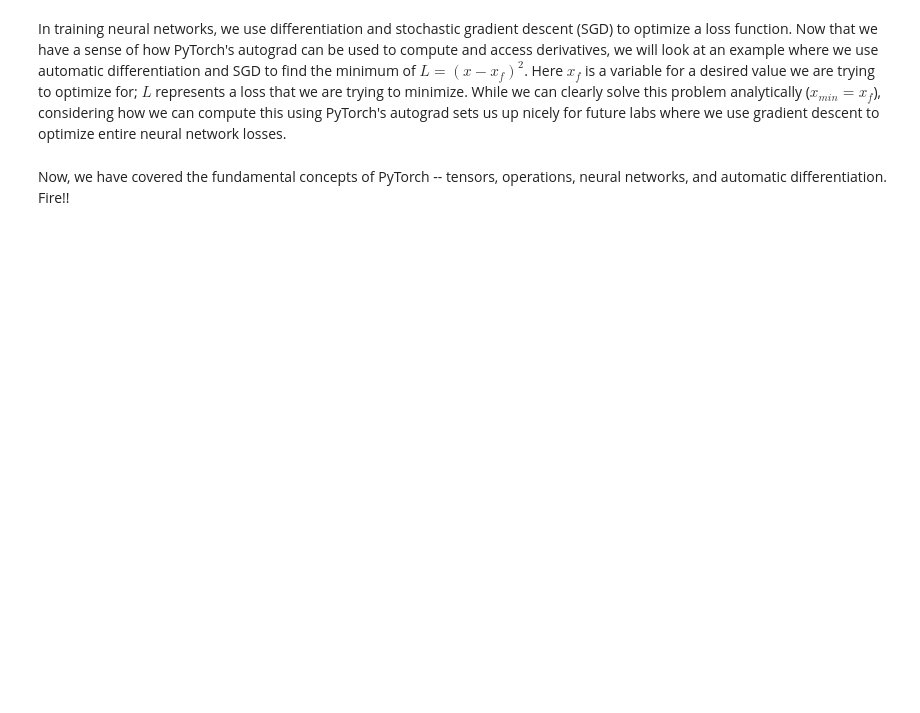
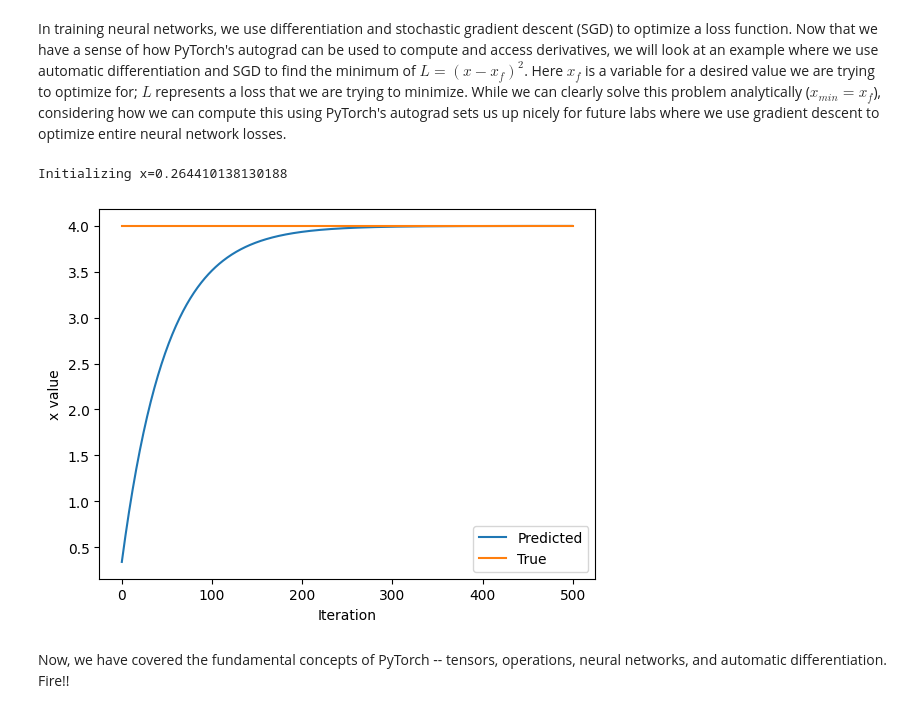
Before and after one commit to jennhoang/introtodeeplearning, a Jupyter notebook: lab1/PT_Part1_Intro.ipynb, the cells around one changed output. Cells and saved outputs as stored; diff of their text form; code cells hidden in the pictures; blank space fills up the shorter version.

```diff
--- a/lab1/PT_Part1_Intro.ipynb
+++ b/lab1/PT_Part1_Intro.ipynb
@@ -328,33 +348,36 @@ In training neural networks, we use differentiation and stochastic gradient desc
 x = torch.randn(1)
 print(f"Initializing x={x.item()}")
 
 learning_rate = 1e-2  # Learning rate
 history = []
 x_f = 4  # Target value
 
 
 # We will run gradient descent for a number of iterations. At each iteration, we compute the loss,
 #   compute the derivative of the loss with respect to x, and perform the update.
 for i in range(500):
     x = torch.tensor([x], requires_grad=True)
 
     # TODO: Compute the loss as the square of the difference between x and x_f
-    loss = # TODO
+    loss = (x - x_f) ** 2
 
     # Backpropagate through the loss to compute gradients
     loss.backward()
 
     # Update x with gradient descent
     x = x.item() - learning_rate * x.grad
 
     history.append(x.item())
 
 # Plot the evolution of x as we optimize toward x_f!
 plt.plot(history)
 plt.plot([0, 500], [x_f, x_f])
 plt.legend(('Predicted', 'True'))
 plt.xlabel('Iteration')
 plt.ylabel('x value')
 plt.show()
+# %% [output]
+Initializing x=0.264410138130188
+[figure, added]
 # %% [markdown]
 Now, we have covered the fundamental concepts of PyTorch -- tensors, operations, neural networks, and automatic differentiation. Fire!!
```
Also changed, not shown: parts of 7 cells of this notebook.
